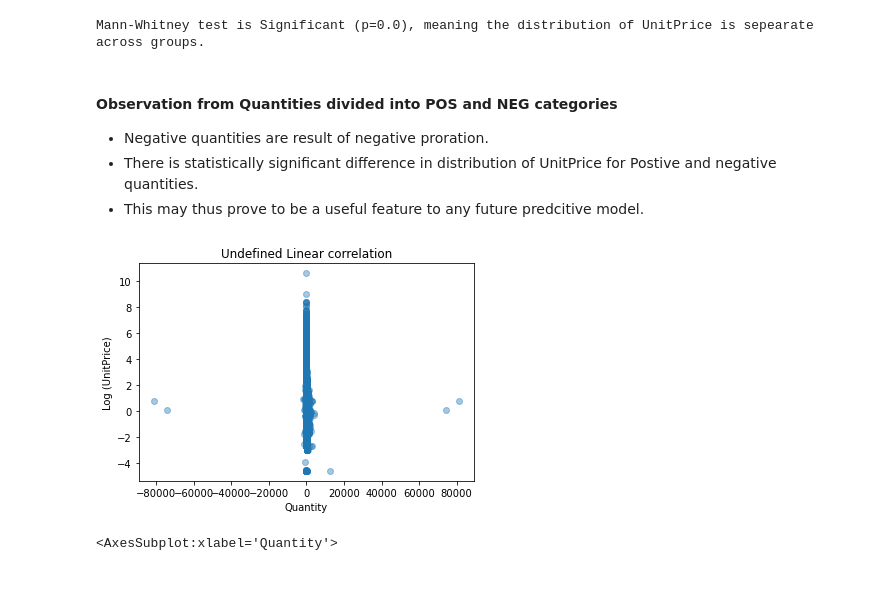
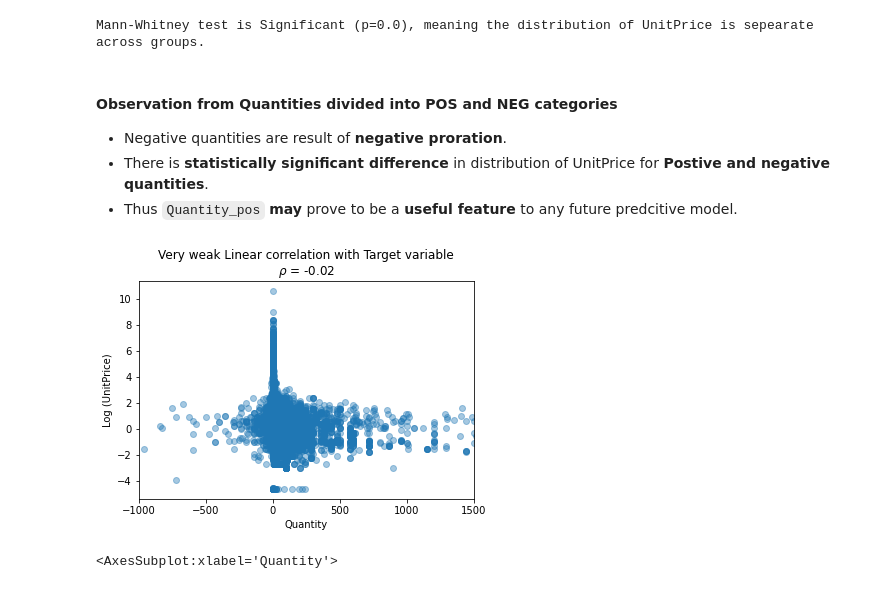
Before and after one commit to gunnerVivek/Foretelling-Retail-price-using-Multivariate-Regression, a Jupyter notebook: analysis.ipynb, the cells around one changed output. Cells and saved outputs as stored; diff of their text form; code cells hidden in the pictures.

Commit message:
analysis: adds quantityt analysis

```diff
--- a/analysis.ipynb
+++ b/analysis.ipynb
@@ -377,18 +379,20 @@ Mann-Whitney test is Significant (p=0.0), meaning the distribution of UnitPrice
 # %% [markdown]
 #### Observation from Quantities divided into POS and NEG categories
 
-- Negative quantities are result of negative proration.
-- There is statistically significant difference in distribution of UnitPrice for Postive and negative quantities.
-- This may thus prove to be a useful feature to any future predcitive model.
+- Negative quantities are result of **negative proration**.
+- There is **statistically significant difference** in distribution of UnitPrice for **Postive and negative quantities**.
+- Thus `Quantity_pos` **may** prove to be a **useful feature** to any future predcitive model.
 # %%
 # plt.scatter(data.Quantity, np.log(data.UnitPrice+np.full_like(data.UnitPrice, fill_value=0.001)))
 plt.scatter(data.Quantity, data.log_UnitPrice, alpha=0.4)
 plt.xlabel('Quantity')
 plt.ylabel("Log (UnitPrice)")
-plt.title("Undefined Linear correlation")
+plt.xlim(-1000, 1500)
+rho = r"$\rho$"
+plt.title(f"Very weak Linear correlation with Target variable\n{rho} = {round(stats.pearsonr(data.Quantity, data.log_UnitPrice)[0], 2)}")
 plt.show()
 # %% [output]
-[figure, old version]
+[figure, new version]
 # %%
 sns.boxplot(np.log(data.Quantity))
 # %% [output]
```
Also changed, not shown: parts of 23 cells of this notebook.
